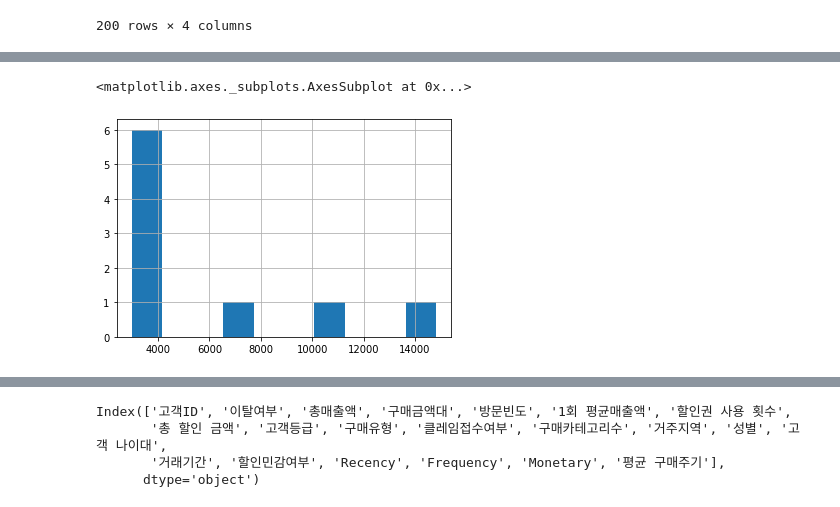
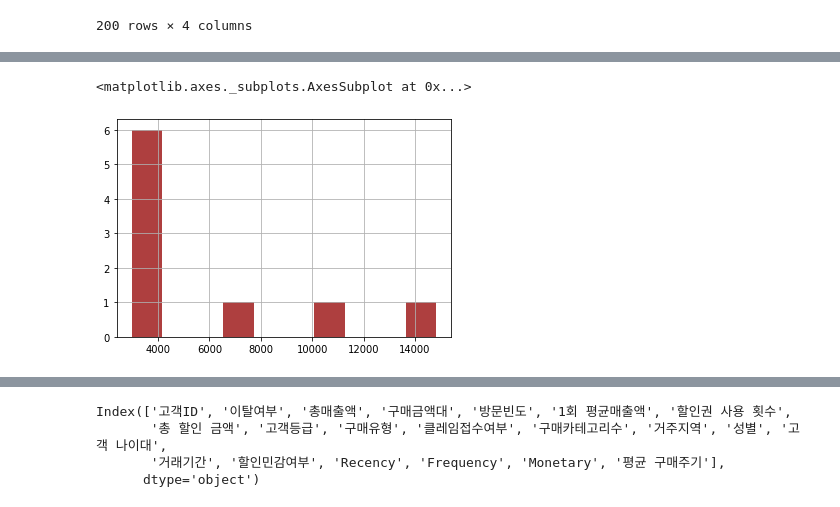
Before and after one commit to enosung/ubion, a Jupyter notebook: 유비온_2번째주_수업02(01월02일~01월09일).ipynb, the cells around one changed output, grey strips where cells are left out. Cells and saved outputs as stored; diff of their text form; code cells hidden in the pictures.

```diff
--- a/유비온_2번째주_수업02(01월02일~01월09일).ipynb
+++ b/유비온_2번째주_수업02(01월02일~01월09일).ipynb
@@ -666,8 +768,9 @@ data_outlier
-# %%
-data_outlier["salary"].hist()
-# %% [output]
-<matplotlib.axes._subplots.AxesSubplot at 0x...>
-[figure, removed]
+# %%
+data_outlier["salary"].hist(color = 'brown',alpha=0.9)
+# salary칼럼에서  2413.5(이상치 제외한 최대값) 보다 큰값(이상치) 히스토그램 표로 출력
+# %% [output]
+<matplotlib.axes._subplots.AxesSubplot at 0x...>
+[figure, added]
 # %%
 df = pd.read_csv("/content/drive/MyDrive/Colab Notebooks/ubion 파일/Ashopping.csv", encoding = "cp949")
 df
```
Also changed, not shown: parts of 125 cells of this notebook.
